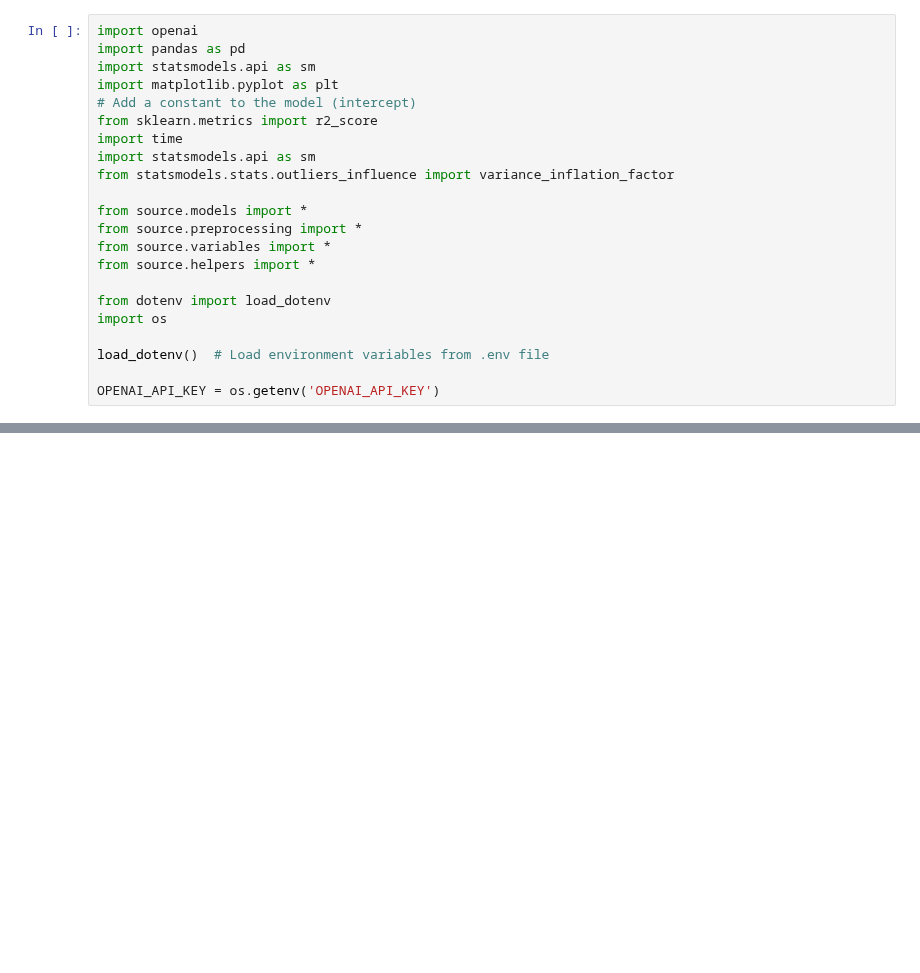
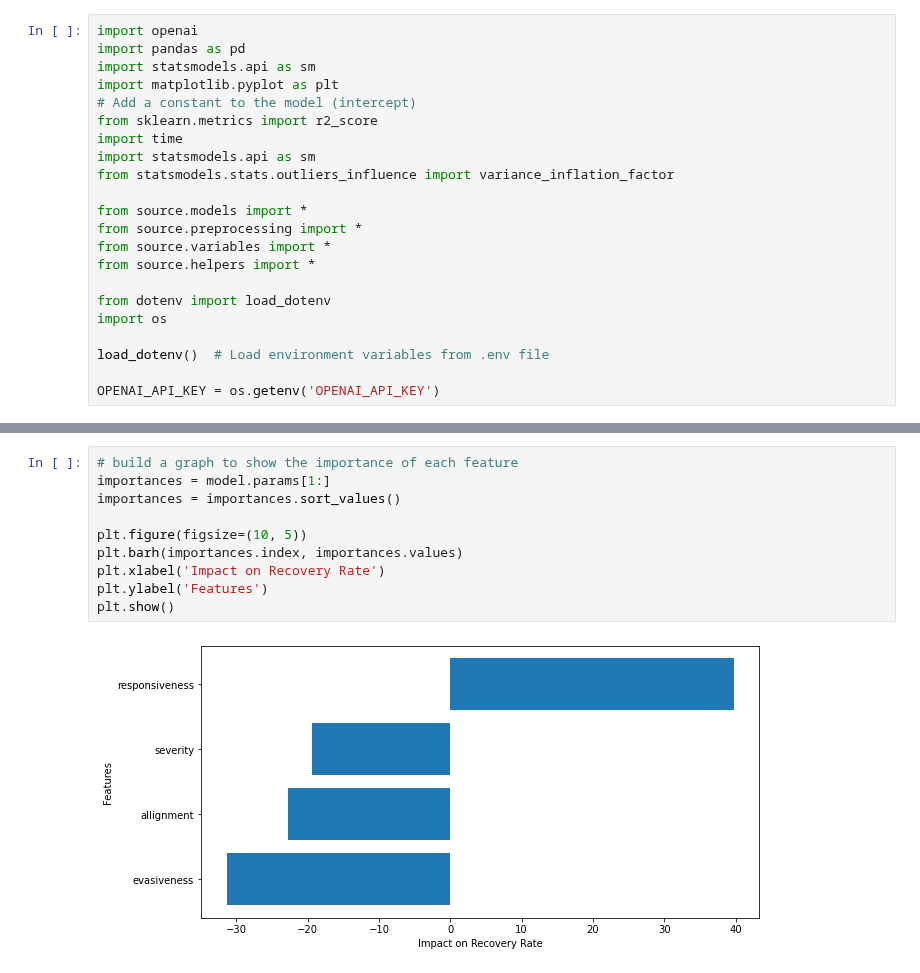
Before and after one commit to constantin1101/LLM_CreditorRRPrediction, a Jupyter notebook: qna_analysis.ipynb, the cells around one changed output, grey strips where cells are left out. Drawn from its saved outputs; the diff is of its cells as text; blank space fills up the shorter version.

```diff
--- a/qna_analysis.ipynb
+++ b/qna_analysis.ipynb
@@ -292,0 +347,12 @@ plt.show()
+# %%
+# build a graph to show the importance of each feature
+importances = model.params[1:]
+importances = importances.sort_values()
+
+plt.figure(figsize=(10, 5))
+plt.barh(importances.index, importances.values)
+plt.xlabel('Impact on Recovery Rate')
+plt.ylabel('Features')
+plt.show()
+# %% [output]
+[figure, added]
```
Also changed, not shown: parts of 19 cells of this notebook, 2 other files.
